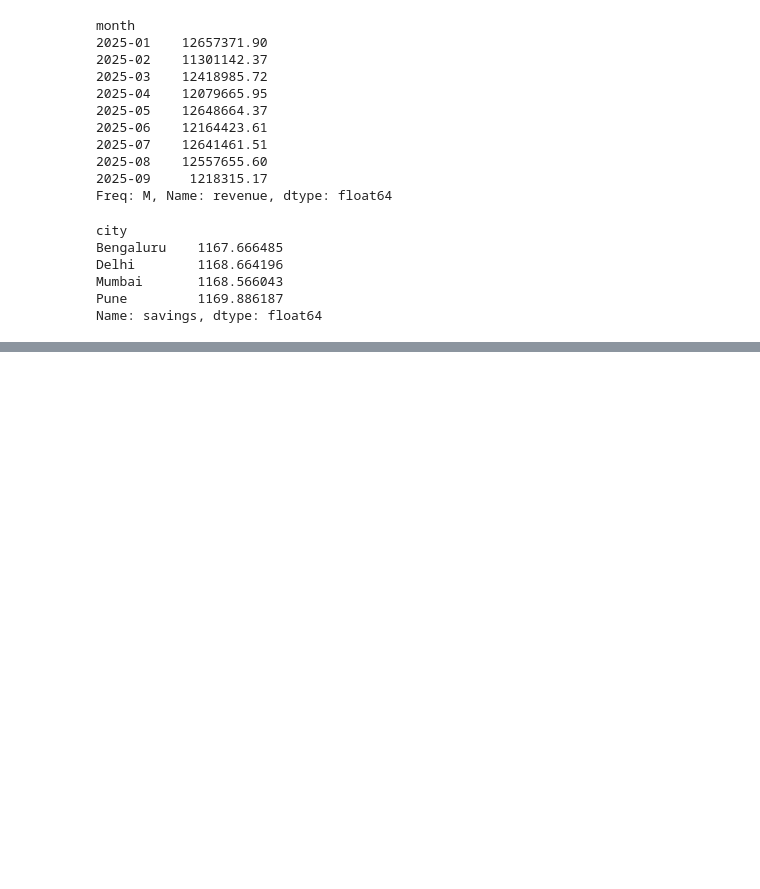
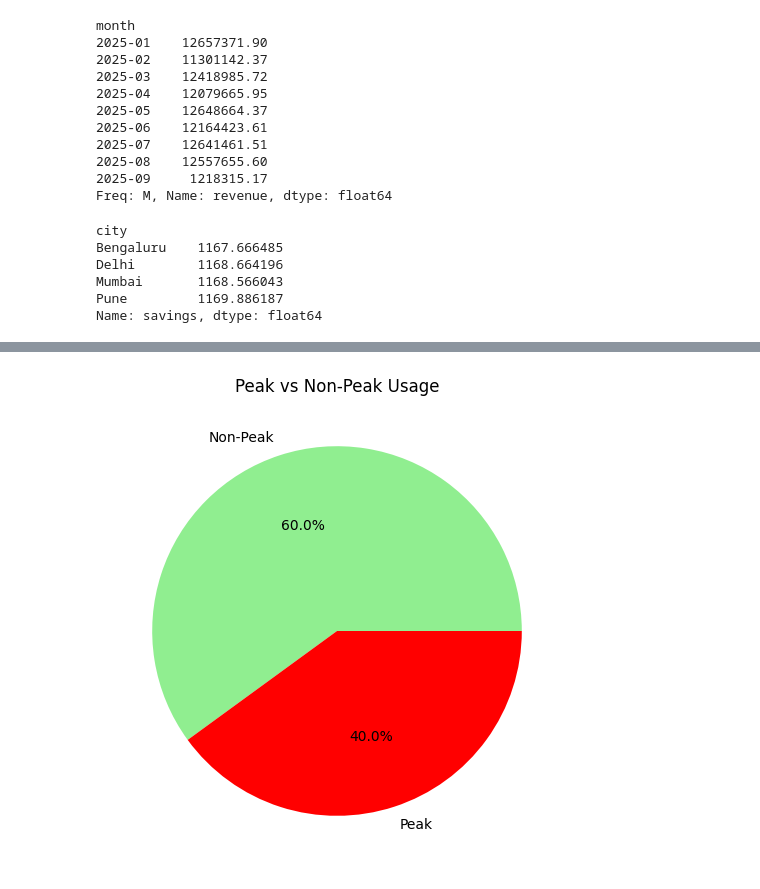
Before and after one commit to Ninja2006-vm/EvChargingAnalysis, a Jupyter notebook: notebook/Analysis_Report.ipynb, the cells around one changed output, grey strips where cells are left out. Cells and saved outputs as stored; diff of their text form; code cells hidden in the pictures; blank space fills up the shorter version.

```diff
--- a/notebook/Analysis_Report.ipynb
+++ b/notebook/Analysis_Report.ipynb
@@ -74,0 +98,9 @@ Name: savings, dtype: float64
+# %%
+peak_usage = df["peak_hours"].value_counts()
+plt.figure(figsize=(6,6))
+peak_usage.plot(kind="pie", autopct="%1.1f%%", labels=["Non-Peak","Peak"], colors=["lightgreen","red"])
+plt.title("Peak vs Non-Peak Usage")
+plt.ylabel("")
+plt.show()
+# %% [output]
+[figure, added]
```
Also changed, not shown: parts of 5 cells of this notebook.
